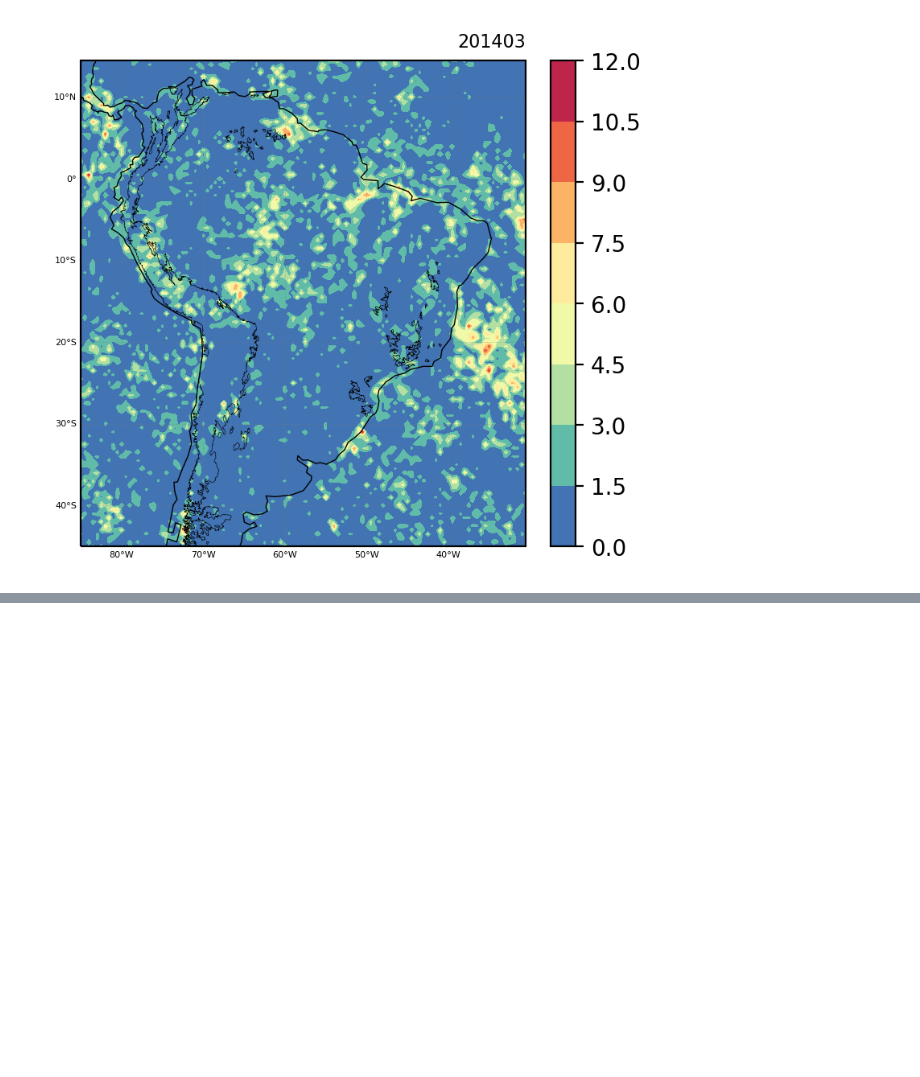
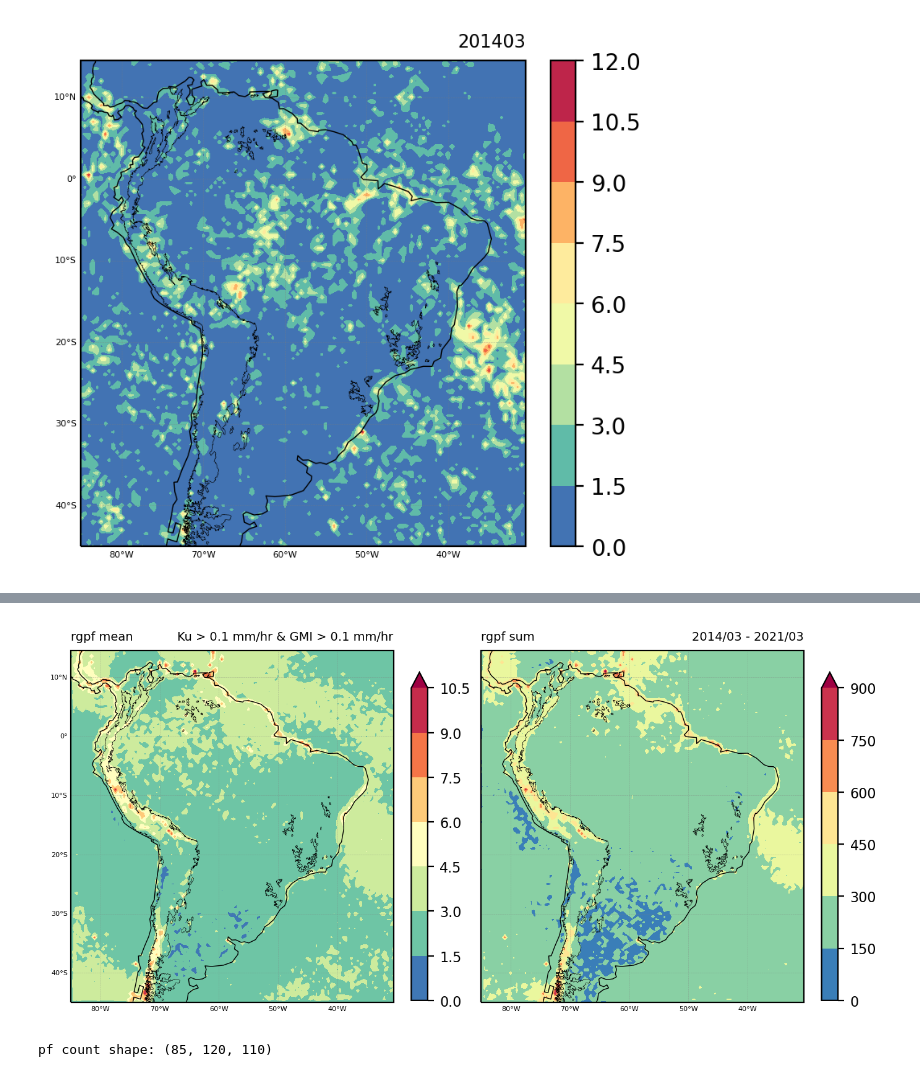
Before and after one commit to mhacarthur/PF_processing, a Jupyter notebook: jupyter/orbits_grid_count.ipynb, the cells around one changed output, grey strips where cells are left out. Saved outputs shown, nothing was run; the diff lists cells and outputs as text; code cells hidden in the pictures; blank space fills up the shorter version.

```diff
--- a/jupyter/orbits_grid_count.ipynb
+++ b/jupyter/orbits_grid_count.ipynb
@@ -28,8 +28,8 @@ date_file = '201403'
 andes = list(shpreader.Reader('..'+os.sep+'mapping'+os.sep+'andes_1000.shp').geometries())
 # %%
 # Filtered Data from SA
-# file_in = os.sep+'mnt'+os.sep+'Data'+os.sep+'Data'+os.sep+'PF'+os.sep+'rgpf_SA'+os.sep+'rgpf_'+date_file+'_level2.csv'
-file_in = 'E:'+os.sep+'Data'+os.sep+'PF'+os.sep+'rgpf_SA'+os.sep+'rgpf_'+date_file+'_level2.csv'
+file_in = os.sep+'mnt'+os.sep+'Data'+os.sep+'Data'+os.sep+'PF'+os.sep+'rgpf_SA'+os.sep+'rgpf_'+date_file+'_level2.csv'
+# file_in = 'E:'+os.sep+'Data'+os.sep+'PF'+os.sep+'rgpf_SA'+os.sep+'rgpf_'+date_file+'_level2.csv'
 
 data = pd.read_csv(file_in)
 print(file_in)
@@ -45,8 +45,8 @@ Number of orbits:  102
 PF_GPD = gpd.GeoDataFrame(geometry=gpd.points_from_xy(data['lon'],data['lat'], crs="EPSG:4326"))
 # %%
 #Using IMERG 05x05 grid
-# file_in = '/mnt/Data/Data/IMERG/season/summer/IMERG_2000_12_2020_12_24h_05x05_summer.nc'
-file_in = 'E:'+os.sep+'Data'+os.sep+'IMERG'+os.sep+'season'+os.sep+'summer'+os.sep+'IMERG_2001_01_2020_12_24h_05x05_summer.nc'
+file_in = '/mnt/Data/Data/IMERG/season/summer/IMERG_2000_12_2020_12_24h_05x05_summer.nc'
+# file_in = 'E:'+os.sep+'Data'+os.sep+'IMERG'+os.sep+'season'+os.sep+'summer'+os.sep+'IMERG_2001_01_2020_12_24h_05x05_summer.nc'
 
 data = ca.read_netcdf(file_in,0)
 lat = data['lat'].data
@@ -222,0 +223,6 @@ Text(1.0, 1.0, '201403')
+# %%
+path_in = os.sep+'mnt'+os.sep+'Data'+os.sep+'Data'+os.sep+'PF'+os.sep+'rgpf_SA'+os.sep+'rgpf_*.csv'
+file_list = glob.glob(path_in)
+file_list = sorted(file_list)
+len_files = len(file_list)
+print(f'Files Number: {len_files}')
@@ -222,0 +272,66 @@ Text(1.0, 1.0, '201403')
+# %%
+cmap = plt.cm.Spectral_r
+
+levels = None
+
+proj = ccrs.PlateCarree()
+
+fig = plt.figure(figsize=(8,8),dpi=200)
+gs = gridspec.GridSpec(1,2)
+
+#=====================================================================================================
+ax1 = plt.subplot(gs[0, 0], projection = proj)
+ax1.coastlines(linestyle='-',linewidth=0.5,color='black',zorder=4)
+ax1.add_geometries(andes,proj,edgecolor='k',facecolor='None',linestyle='-',linewidth=0.2,zorder=5)
+
+gl = ax1.gridlines(crs=proj,draw_labels=True,linewidth=0.2,color='gray',alpha=0.5,linestyle='--')
+gl.top_labels = False
+gl.bottom_labels = True
+gl.left_labels = True
+gl.right_labels = False
+gl.xlabel_style = {'size': 4, 'color': 'k'}
+gl.ylabel_style = {'size': 4, 'color': 'k'}
+
+a1 = ax1.contourf(lon2d, lat2d, np.mean(pf_count,axis=0), cmap=cmap, levels=levels, extend='max')
+cbar = plt.colorbar(a1,fraction=0.046)
+cbar.ax.tick_params(labelsize=8)
+
+ax1.set_title('rgpf mean',loc='left',fontsize=7)
+ax1.set_title('Ku > 0.1 mm/hr & GMI > 0.1 mm/hr',loc='right',fontsize=7)
+
+#=====================================================================================================
+ax1 = plt.subplot(gs[0, 1], projection = proj)
+ax1.coastlines(linestyle='-',linewidth=0.5,color='black',zorder=4)
+ax1.add_geometries(andes,proj,edgecolor='k',facecolor='None',linestyle='-',linewidth=0.2,zorder=5)
+
+gl = ax1.gridlines(crs=proj,draw_labels=True,linewidth=0.2,color='gray',alpha=0.5,linestyle='--')
+gl.top_labels = False
+gl.bottom_labels = True
+gl.left_labels = False
+gl.right_labels = False
+gl.xlabel_style = {'size': 4, 'color': 'k'}
+gl.ylabel_style = {'size': 4, 'color': 'k'}
+
+a1 = ax1.contourf(lon2d, lat2d, np.sum(pf_count,axis=0), cmap=cmap, levels=levels, extend='max')
+cbar = plt.colorbar(a1,fraction=0.046)
+cbar.ax.tick_params(labelsize=8)
+
+ax1.set_title('rgpf sum',loc='left',fontsize=7)
+ax1.set_title('2014/03 - 2021/03',loc='right',fontsize=7)
+
+#=====================================================================================================
+plt.subplots_adjust(left=None, bottom=None, right=None, top=None, hspace=0.05, wspace=0.15)
+# %% [output]
+[figure, added]
+# %%
+print(f'pf count shape: {pf_count.shape}')
+info = {'file': '/mnt/Data/Data/PF/rgpf_SA_count/rgpf_SA_count.nc',
+        'title': 'Number of events to rgpf for IMERG grid',
+        'year_start':2014,'month_start':3,'day_start':1,'hour_start':0,'minute_start':0,
+        'year_end':2021,'month_end':3,'day_end':1,'hour_end':23,'minute_end':59,
+        'time_frequency': 'Monthly',
+        'time_interval':1,
+        'var_name': 'count',
+        'var_units': 'adim'}
+# %% [output]
+pf count shape: (85, 120, 110)
```
Also changed, not shown: parts of 13 cells of this notebook, 2 other files.
